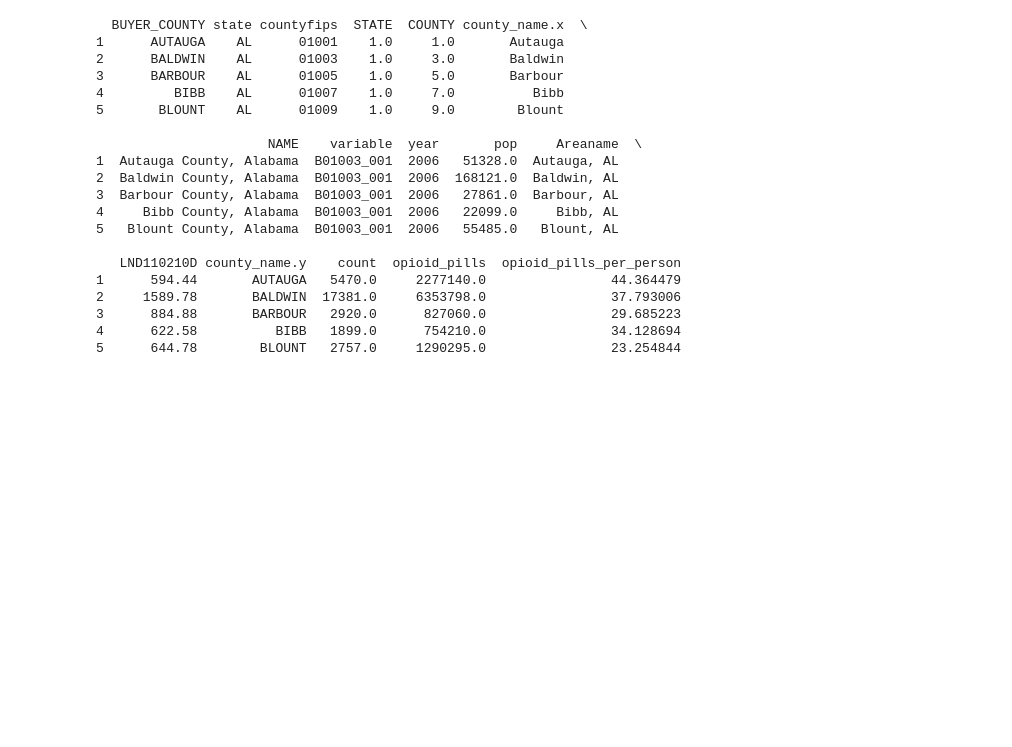
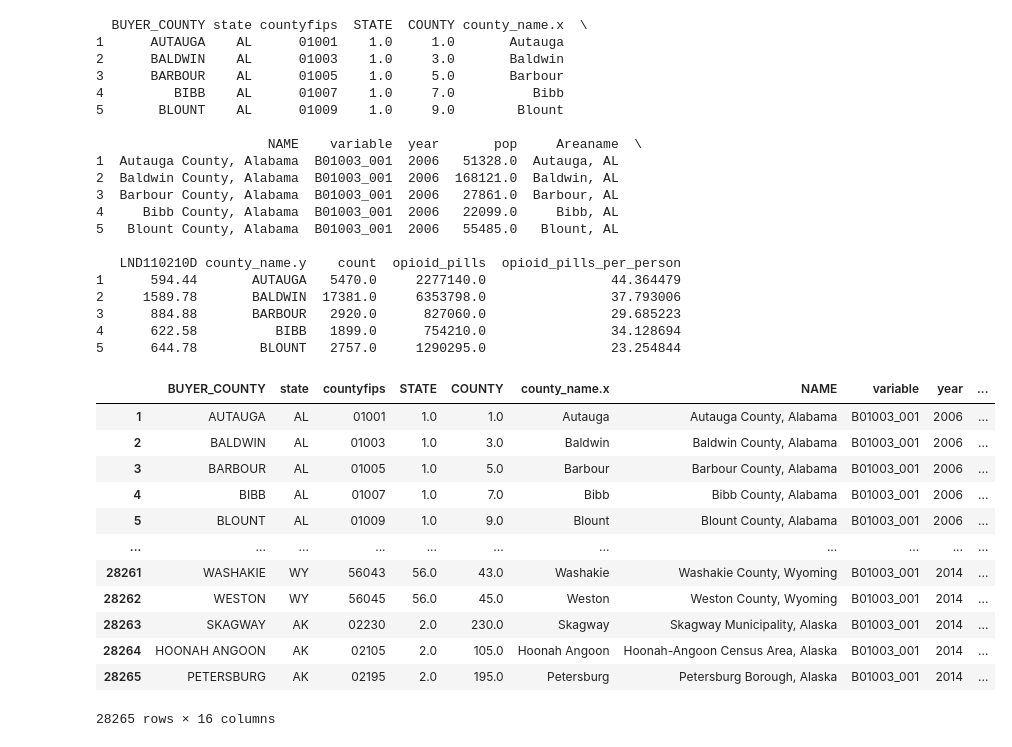
Before and after one commit to khall02/DS4-PH-2025, a Jupyter notebook: hw4.ipynb, the cells around one changed output. Saved outputs shown, nothing was run; the diff lists cells and outputs as text; code cells hidden in the pictures; blank space fills up the shorter version.

```diff
--- a/hw4.ipynb
+++ b/hw4.ipynb
@@ -172,3 +172,19 @@ print(pandas_df.head())
 3      884.88       BARBOUR   2920.0      827060.0                29.685223
 4      622.58          BIBB   1899.0      754210.0                34.128694
 5      644.78        BLOUNT   2757.0     1290295.0                23.254844
+# %%
+robjects.r['df_r']
+# %% [output]
+|  | BUYER_COUNTY | state | countyfips | STATE | COUNTY | county_name.x | NAME | variable | year | ... |
+| 1 | AUTAUGA | AL | 01001 | 1.0 | 1.0 | Autauga | Autauga County, Alabama | B01003_001 | 2006 | ... |
+| 2 | BALDWIN | AL | 01003 | 1.0 | 3.0 | Baldwin | Baldwin County, Alabama | B01003_001 | 2006 | ... |
+| 3 | BARBOUR | AL | 01005 | 1.0 | 5.0 | Barbour | Barbour County, Alabama | B01003_001 | 2006 | ... |
+| 4 | BIBB | AL | 01007 | 1.0 | 7.0 | Bibb | Bibb County, Alabama | B01003_001 | 2006 | ... |
+| 5 | BLOUNT | AL | 01009 | 1.0 | 9.0 | Blount | Blount County, Alabama | B01003_001 | 2006 | ... |
+| ... | ... | ... | ... | ... | ... | ... | ... | ... | ... | ... |
+| 28261 | WASHAKIE | WY | 56043 | 56.0 | 43.0 | Washakie | Washakie County, Wyoming | B01003_001 | 2014 | ... |
+| 28262 | WESTON | WY | 56045 | 56.0 | 45.0 | Weston | Weston County, Wyoming | B01003_001 | 2014 | ... |
+| 28263 | SKAGWAY | AK | 02230 | 2.0 | 230.0 | Skagway | Skagway Municipality, Alaska | B01003_001 | 2014 | ... |
+| 28264 | HOONAH ANGOON | AK | 02105 | 2.0 | 105.0 | Hoonah Angoon | Hoonah-Angoon Census Area, Alaska | B01003_001 | 2014 | ... |
+| 28265 | PETERSBURG | AK | 02195 | 2.0 | 195.0 | Petersburg | Petersburg Borough, Alaska | B01003_001 | 2014 | ... |
+28265 rows × 16 columns
```
